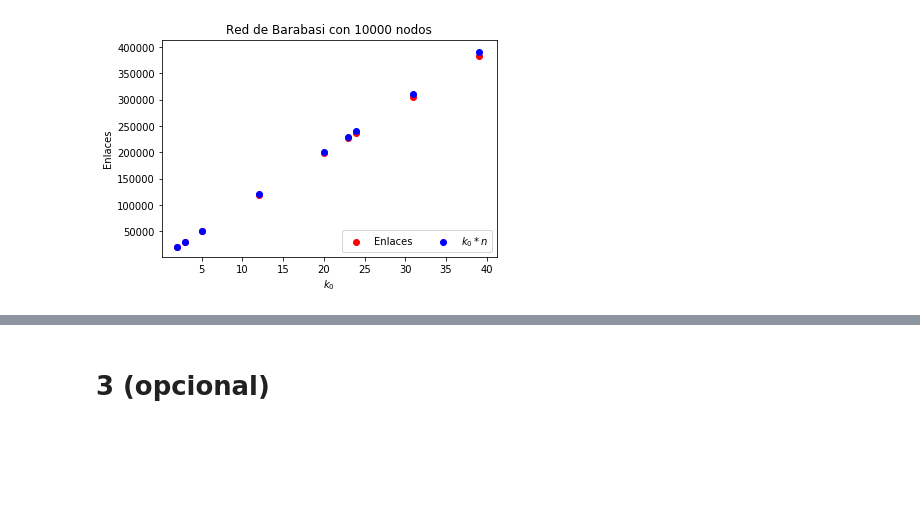
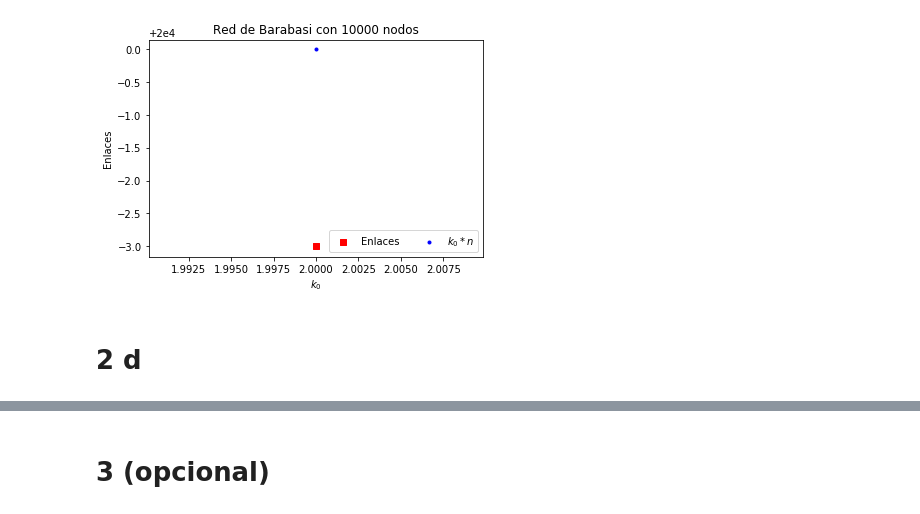
Before and after one commit to LunaKadysz/Redes, a Jupyter notebook: TPC_02/TPC_02_meli.ipynb, the cells around one changed output, grey strips where cells are left out. Drawn from its saved outputs; the diff is of its cells as text; code cells hidden in the pictures; blank space fills up the shorter version.

```diff
--- a/TPC_02/TPC_02_meli.ipynb
+++ b/TPC_02/TPC_02_meli.ipynb
@@ -5,19 +9,19 @@ import networkx as nx
 import matplotlib.pyplot as plt
 import numpy as np
 # %%
-def barabasi(m, final_nodes):
+import numpy as np
+def barabasi(k_0, final_nodes):
     #m es el grado de los nodos iniciales y a la vez la cantidad de enlaces que agrego por iteracion
 
-    new_node = m + 1
+    new_node = k_0
 
-    G = nx.complete_graph(m)
-    G_dict = {key: m-1 for key in range(m)}
+    G = nx.complete_graph(k_0) #primero un grafo completo
+    G_dict = {key: k_0-1 for key in range(k_0)} #usamos un dict para no recorrer siempre la red
 
-    for step in range(final_nodes - m):
-        nodes_to_add = add_edges(G_dict, m)
+    for step in range(final_nodes - k_0):
+        nodes_to_add = add_edges(G_dict, k_0)
         G.add_node(new_node)
-        G_dict[new_node] = m
-
+        G_dict[new_node] = k_0
 
         for node in nodes_to_add:
             G.add_edge(new_node, node)
@@ -28,19 +32,16 @@ def barabasi(m, final_nodes):
     return G
 
 
-
-def add_edges(G_dict, m):
+def add_edges(G_dict, k_0):
     nodes_probs = []
     nodes = list(G_dict.keys())
     total_degree = sum(G_dict.values())
 
     for node in nodes:
         node_degr = G_dict[node]
-        node_prob = node_degr / total_degree
+        node_prob = node_degr / total_degree if total_degree > 0 else 1/len(nodes) #probabilidad definida en el enunciado, puede elegir dos veces el mismo
         nodes_probs.append(node_prob)
 
-
-    random_nodes = np.random.choice(nodes, size = m, p = nodes_probs)
-
+    random_nodes = np.random.choice(nodes, size = k_0, p = nodes_probs, replace = False)
 
     return random_nodes
@@ -47,13 +53,16 @@ def add_edges(G_dict, m):
 # %%
+import networkx as nx
 m_dict = {}
 n = 10000
+times = 1
 
-for _ in range(10):
+for _ in range(times):
     k_0 = np.random.randint(0,50)
     Network = barabasi(k_0, n)
     num_edges = Network.number_of_edges()
     diff = abs(num_edges - k_0 * n)
-    diff_percent = diff / m * 100
+    diff_percent = diff / num_edges * 100
     m_dict[k_0] = num_edges , diff, diff_percent
-    print(m_dict[k_0])
+
+print(m_dict)
 # %% [output]
@@ -70,21 +83,23 @@ for _ in range(10):
 # %%
+import matplotlib.pyplot as plt #esto se va cuando corramos todo
+
 fig, ax = plt.subplots()
 plt.xlabel('$k_0$')
 plt.ylabel('Enlaces')
 plt.title(f'Red de Barabasi con {n} nodos')
 
 for key in m_dict.keys():
 
-    scatter1 = ax.scatter(key, m_dict[key][0], c = 'r')
-    scatter2 = ax.scatter(key, key * n, c = 'b')
+    scatter1 = ax.scatter(key, m_dict[key][0], c = 'r', alpha = 1, marker = 's')
+    scatter2 = ax.scatter(key, key * n, c = 'b', alpha = 1, marker = '.')
 
 ax.legend((scatter1, scatter2),
            ('Enlaces', '$k_0 * n$'),
            scatterpoints=1,
            loc='lower right',
            ncol=3,
            fontsize=10)
 
 plt.show()
 # %% [output]
-[figure, old version]
+[figure, new version]
@@ -90,0 +112,2 @@ plt.show()
+# %% [markdown]
+# 2 d
```
Also changed, not shown: parts of 21 cells of this notebook.
